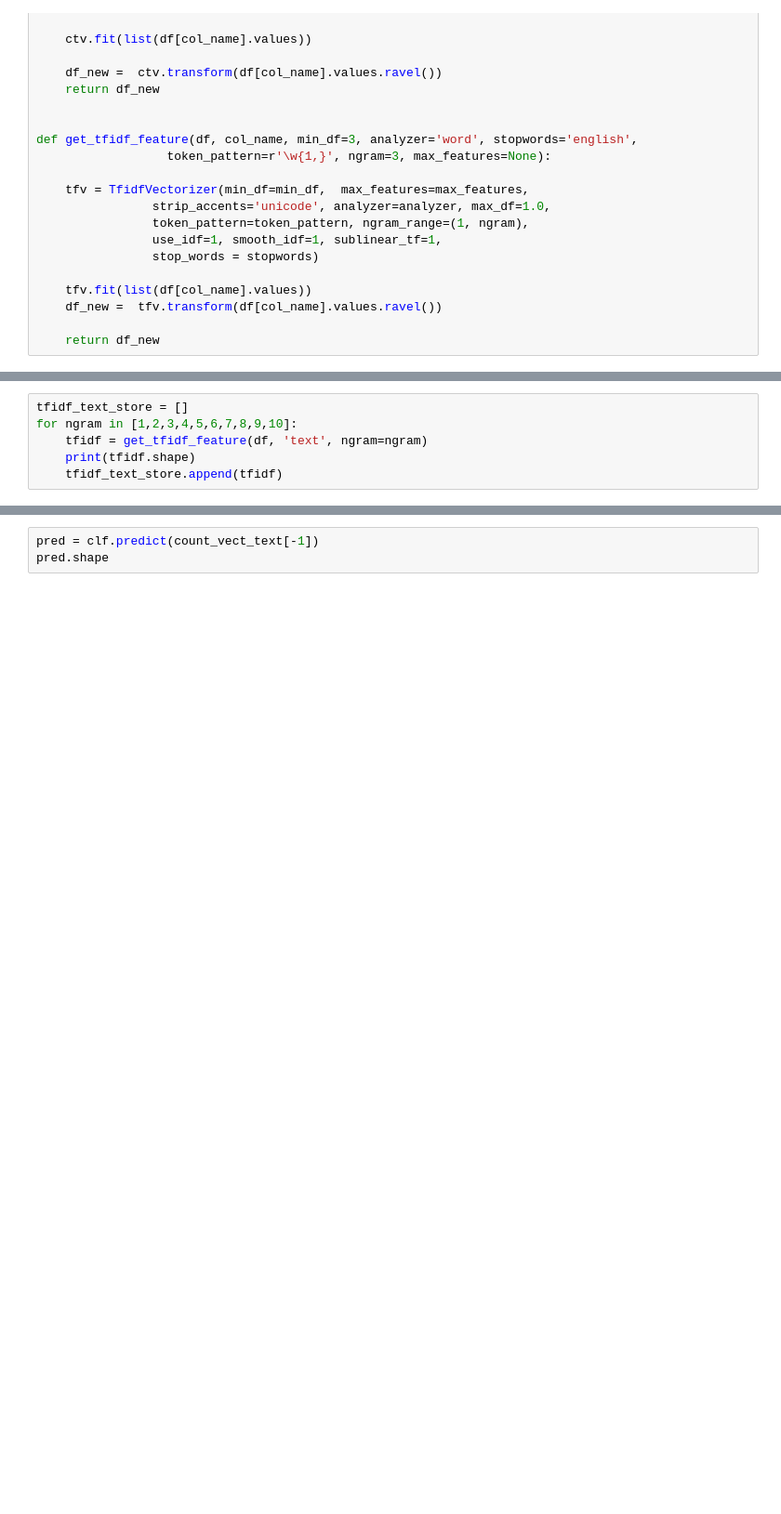
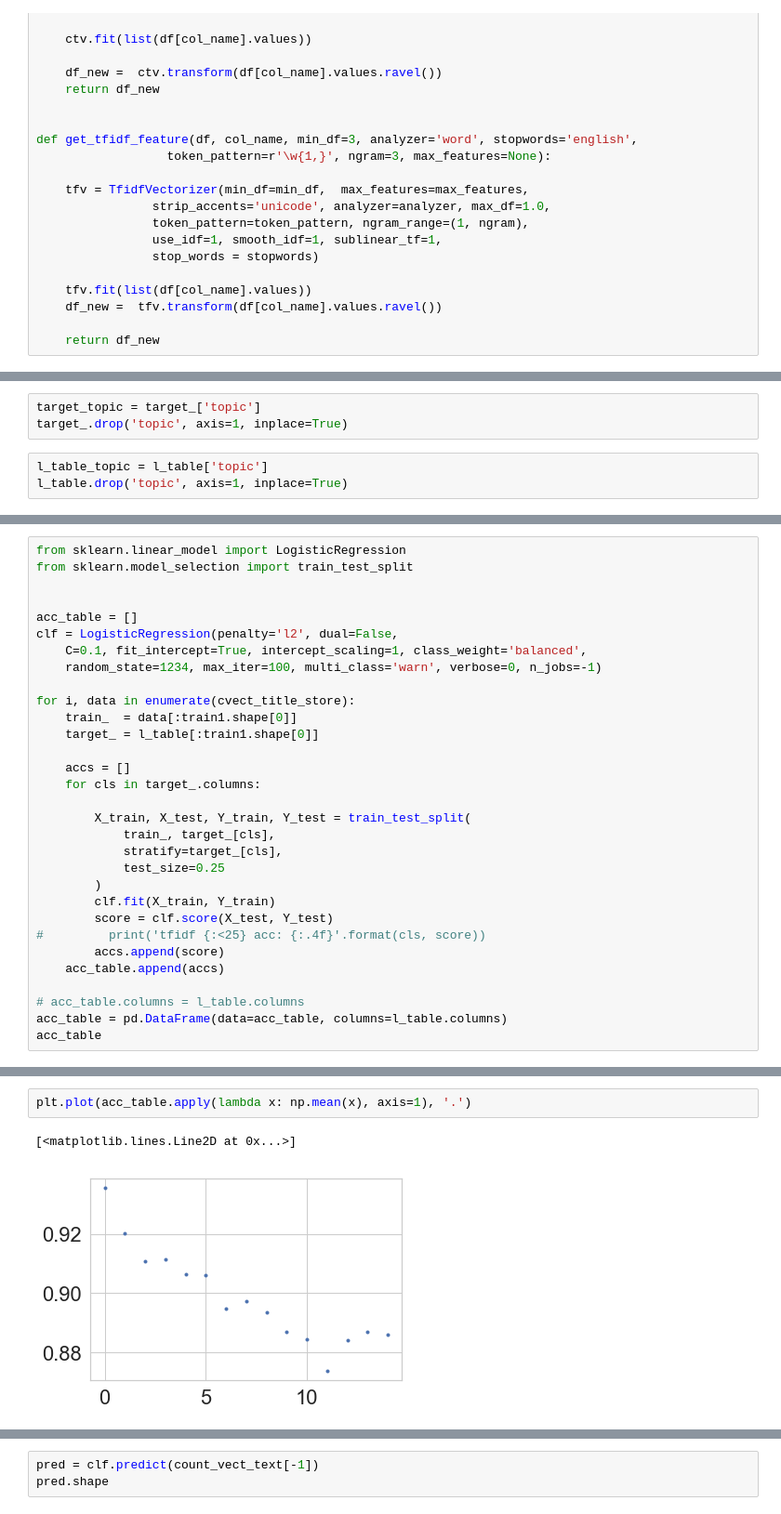
Before and after one commit to ankishb/ml-projects, a Jupyter notebook: amazon-ml/classical-model-4.ipynb, the cells around one changed output, grey strips where cells are left out. Shown at 93% size. Drawn from its saved outputs; the diff is of its cells as text; blank space fills up the shorter version.

```diff
--- a/amazon-ml/classical-model-4.ipynb
+++ b/amazon-ml/classical-model-4.ipynb
@@ -352,6 +419,0 @@ for ngram in [1,2,3,4,5,6,7,8,9,10,11,12,13,14,15]:
-# %%
-tfidf_text_store = []
-for ngram in [1,2,3,4,5,6,7,8,9,10]:
-    tfidf = get_tfidf_feature(df, 'text', ngram=ngram)
-    print(tfidf.shape)
-    tfidf_text_store.append(tfidf)
@@ -394,0 +488,6 @@ count-vect 14         acc: 0.4470
+# %%
+target_topic = target_['topic']
+target_.drop('topic', axis=1, inplace=True)
+# %%
+l_table_topic = l_table['topic']
+l_table.drop('topic', axis=1, inplace=True)
@@ -394,0 +717,31 @@ count-vect 14         acc: 0.4470
+# %%
+from sklearn.linear_model import LogisticRegression
+from sklearn.model_selection import train_test_split
+
+
+acc_table = []
+clf = LogisticRegression(penalty='l2', dual=False,
+    C=0.1, fit_intercept=True, intercept_scaling=1, class_weight='balanced',
+    random_state=1234, max_iter=100, multi_class='warn', verbose=0, n_jobs=-1)
+
+for i, data in enumerate(cvect_title_store):
+    train_  = data[:train1.shape[0]]
+    target_ = l_table[:train1.shape[0]]
+
+    accs = []
+    for cls in target_.columns:
+
+        X_train, X_test, Y_train, Y_test = train_test_split(
+            train_, target_[cls],
+            stratify=target_[cls],
+            test_size=0.25
+        )
+        clf.fit(X_train, Y_train)
+        score = clf.score(X_test, Y_test)
+#         print('tfidf {:<25} acc: {:.4f}'.format(cls, score))
+        accs.append(score)
+    acc_table.append(accs)
+
+# acc_table.columns = l_table.columns
+acc_table = pd.DataFrame(data=acc_table, columns=l_table.columns)
+acc_table
@@ -394,0 +765,5 @@ count-vect 14         acc: 0.4470
+# %%
+plt.plot(acc_table.apply(lambda x: np.mean(x), axis=1), '.')
+# %% [output]
+[<matplotlib.lines.Line2D at 0x...>]
+[figure, added]
```
Also changed, not shown: parts of 58 cells of this notebook, 20 other files.
